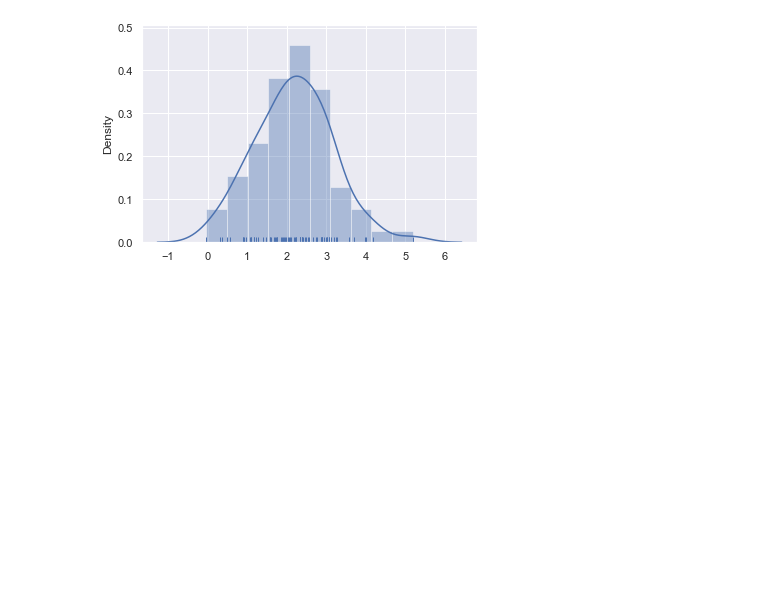
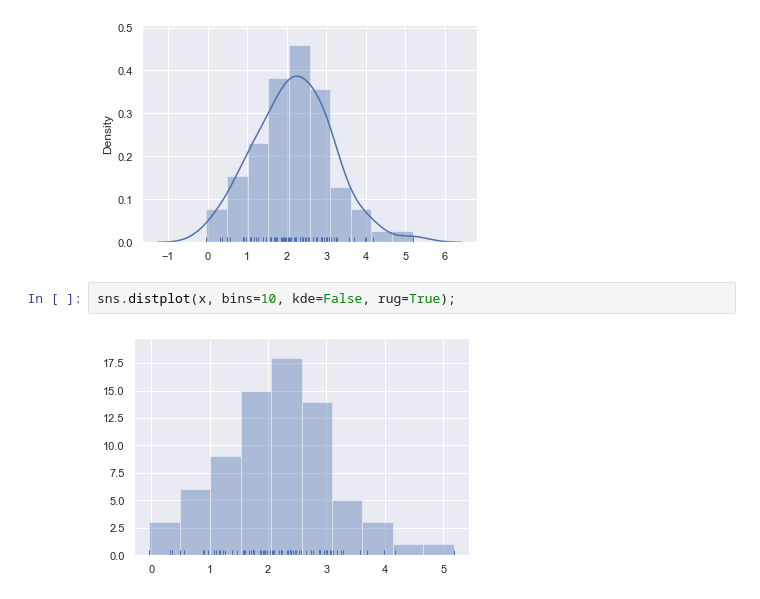
Before and after one commit to hui9633/DataScience60Days, a Jupyter notebook: homework/Day20_hw.ipynb, the cells around one changed output. Cells and saved outputs as stored; diff of their text form; blank space fills up the shorter version.

```diff
--- a/homework/Day20_hw.ipynb
+++ b/homework/Day20_hw.ipynb
@@ -42,3 +42,7 @@ sns.set(color_codes=True)
 sns.distplot(x, bins=10, kde=True, rug=True);
 # %% [output]
 [figure]
+# %%
+sns.distplot(x, bins=10, kde=False, rug=True);
+# %% [output]
+[figure, added]
```
